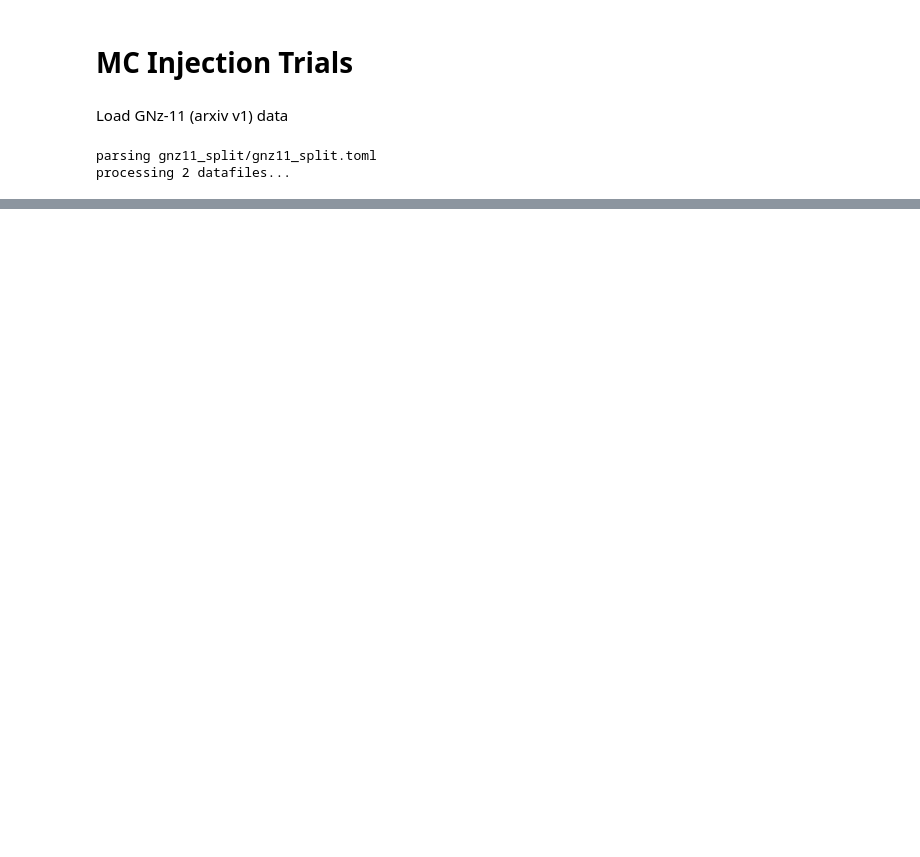
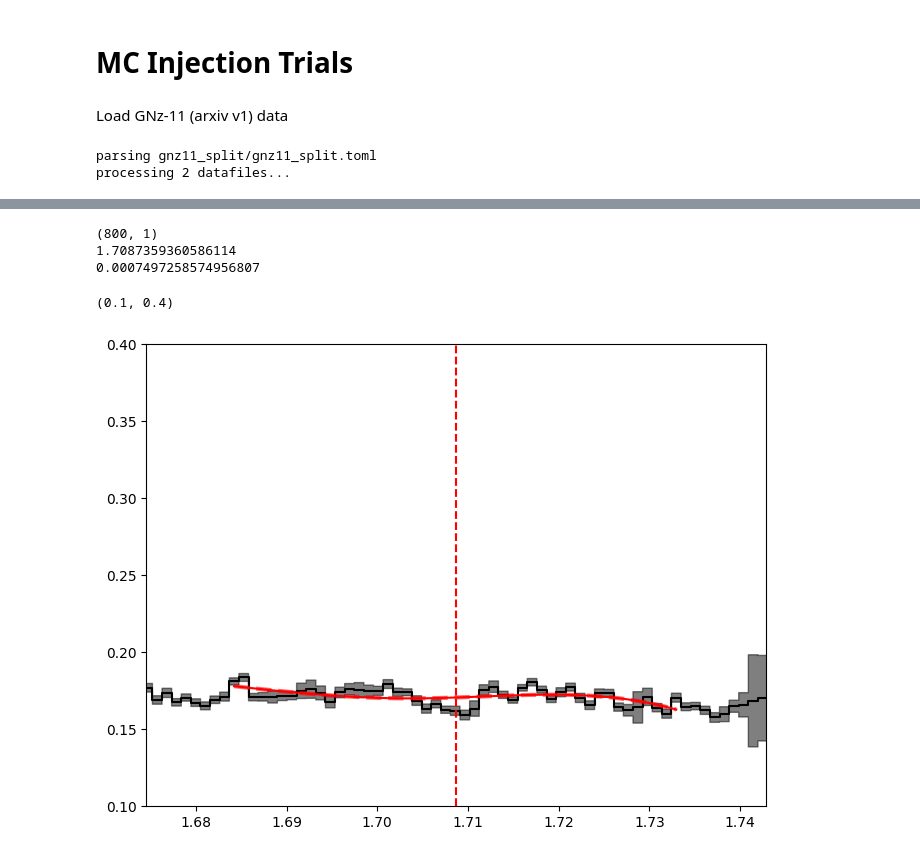
Before and after one commit to rjanish/JWST-DMdecay, a Jupyter notebook: mc-mass.ipynb, the cells around one changed output, grey strips where cells are left out. Drawn from its saved outputs; the diff is of its cells as text; code cells hidden in the pictures; blank space fills up the shorter version.

```diff
--- a/mc-mass.ipynb
+++ b/mc-mass.ipynb
@@ -181,16 +108,0 @@ example fit using narrow:
-# %%
-eg_decayrate = searcher.fit_line_only(eg_knot_vals)
-print(eg_decayrate)
-
-fig, ax = plt.subplots(figsize=(21, 7))
-new_specset.plot(ax=ax, error_band=0.5, color='black', alpha=1)
-model = searcher.spline_plus_line_model(eg_knot_vals, eg_decayrate,
-                                        searcher.lams_to_fit)
-model_continuum_only = searcher.spline_plus_line_model(eg_knot_vals, 0,
-                                                    searcher.lams_to_fit)
-for i_model, i_specs in enumerate(searcher.to_fit):
-    ax.plot(searcher.lams_to_fit[i_specs], model[i_model], color="red")
-    ax.plot(searcher.lams_to_fit[i_specs], model_continuum_only[i_model],
-            color="red", alpha=0.6, linewidth=3, linestyle='dashed')
-ax.set_xlim(*searcher.get_plot_limits(margin=0.02))
-ax.set_title(F"{name} fit of {decayrate} line at {lam0}")
@@ -372,0 +137,31 @@ ax.axhline(output[0] + std_output[0], color='red', linestyle='dotted')
+# %%
+print(scaled_discrepancy.shape)
+id_min = np.unravel_index(np.argmin(scaled_discrepancy), scaled_discrepancy.shape)
+print(lam0s_to_test[id_min[0]])
+print(decayrates_to_test[id_min])
+
+search = dmd.linesearch.LineSearcher(setup, base_specset,
+                                     lam0s_to_test[id_min[0]])
+bf_knot_vals, bf_decayrate= search.fit_continuum_plus_line()
+chisq_dof = chisq/search.dof_continuum_plus_line
+scaled_specset = trial_specset.rescale_error(np.sqrt(chisq_dof))
+model = search.spline_plus_line_model(bf_knot_vals, bf_decayrate,
+                                        search.lams_to_fit)
+model_continuum_only = search.spline_plus_line_model(bf_knot_vals, 0,
+                                                    search.lams_to_fit)
+
+fig, ax = plt.subplots(figsize=(8, 6))
+scaled_specset.plot(ax=ax, error_band=0.5, color='black', alpha=1)
+ax.set_xlim(lam0s_to_test[id_min[0]]*np.array([0.98, 1.02]))
+ax.axvline(lam0s_to_test[id_min[0]], color='red', linestyle='--')
+for i_model, i_specs in enumerate(search.to_fit):
+    ax.plot(search.lams_to_fit[i_specs], model[i_model], color="red")
+    ax.plot(search.lams_to_fit[i_specs], model_continuum_only[i_model],
+            color="red", alpha=0.6, linewidth=3, linestyle='dashed')
+ax.set_ylim(0.1, 0.4)
+# %% [output]
+(800, 1)
+1.7087359360586114
+0.0007497258574956807
+(0.1, 0.4)
+[figure, added]
```
Also changed, not shown: parts of 17 cells of this notebook.
